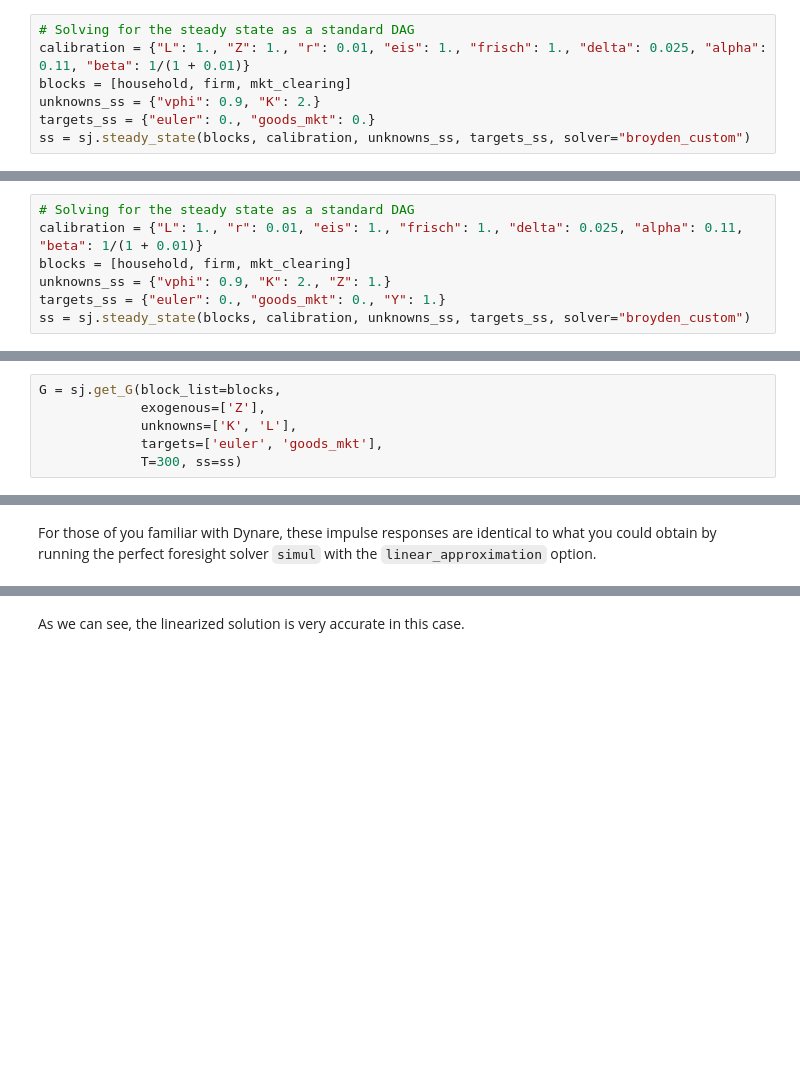
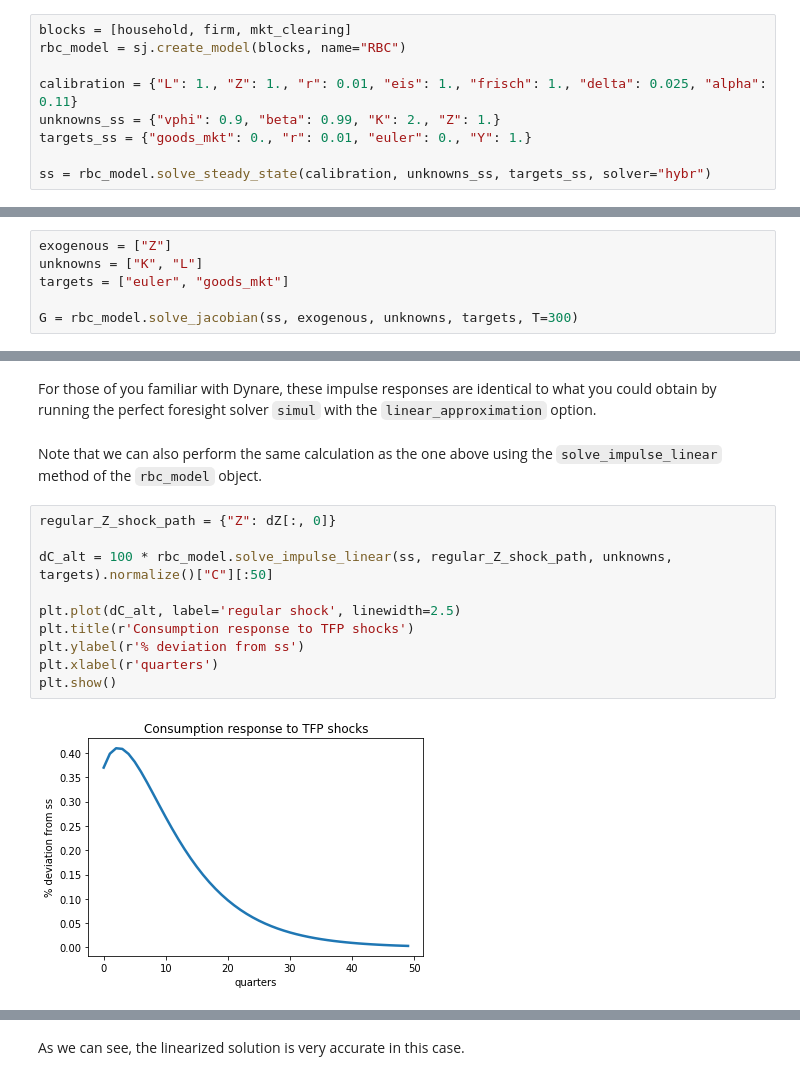
Before and after one commit to shade-econ/sequence-jacobian, a Jupyter notebook: notebooks/rbc.ipynb, the cells around one changed output, grey strips where cells are left out. Drawn from its saved outputs; the diff is of its cells as text; blank space fills up the shorter version.

```diff
--- a/notebooks/rbc.ipynb
+++ b/notebooks/rbc.ipynb
@@ -107,8 +104,10 @@ Because the `steady_state` function uses a root-finding algorithm, specified in
 # %%
-# Solving for the steady state as a standard DAG
-calibration = {"L": 1., "Z": 1., "r": 0.01, "eis": 1., "frisch": 1., "delta": 0.025, "alpha": 0.11, "beta": 1/(1 + 0.01)}
 blocks = [household, firm, mkt_clearing]
-unknowns_ss = {"vphi": 0.9, "K": 2.}
-targets_ss = {"euler": 0., "goods_mkt": 0.}
-ss = sj.steady_state(blocks, calibration, unknowns_ss, targets_ss, solver="broyden_custom")
+rbc_model = sj.create_model(blocks, name="RBC")
+
+calibration = {"L": 1., "Z": 1., "r": 0.01, "eis": 1., "frisch": 1., "delta": 0.025, "alpha": 0.11}
+unknowns_ss = {"vphi": 0.9, "beta": 0.99, "K": 2., "Z": 1.}
+targets_ss = {"goods_mkt": 0., "r": 0.01, "euler": 0., "Y": 1.}
+
+ss = rbc_model.solve_steady_state(calibration, unknowns_ss, targets_ss, solver="hybr")
 # %% [markdown]
@@ -138,7 +114,0 @@ However, suppose we additionally want to normalize $Y = 1$ in steady state. The
-# %%
-# Solving for the steady state as a standard DAG
-calibration = {"L": 1., "r": 0.01, "eis": 1., "frisch": 1., "delta": 0.025, "alpha": 0.11, "beta": 1/(1 + 0.01)}
-blocks = [household, firm, mkt_clearing]
-unknowns_ss = {"vphi": 0.9, "K": 2., "Z": 1.}
-targets_ss = {"euler": 0., "goods_mkt": 0., "Y": 1.}
-ss = sj.steady_state(blocks, calibration, unknowns_ss, targets_ss, solver="broyden_custom")
@@ -171,9 +125,9 @@ We can get all of these in a single call to the function `jacobian.get_G`. This
 # %%
-G = sj.get_G(block_list=blocks,
-             exogenous=['Z'],
-             unknowns=['K', 'L'],
-             targets=['euler', 'goods_mkt'],
-             T=300, ss=ss)
+exogenous = ["Z"]
+unknowns = ["K", "L"]
+targets = ["euler", "goods_mkt"]
+
+G = rbc_model.solve_jacobian(ss, exogenous, unknowns, targets, T=300)
 # %% [markdown]
 To see the $G$ matrices in action, let's construct two sequences of TFP shocks. First, a usual autoregressive shock that hits in period 0 (when the economy is assumed to be in steady state). Second, a news shock that, as agents learn in period 0, will hit TFP in period 10 and then decay at a constant rate. Note that such a news shock would be very costly to formulate recursively.
 
@@ -211,6 +165,20 @@ plt.show()
 [figure]
 # %% [markdown]
 For those of you familiar with Dynare, these impulse responses are identical to what you could obtain by running the perfect foresight solver `simul` with the `linear_approximation` option.
+# %% [markdown]
+Note that we can also perform the same calculation as the one above using the `solve_impulse_linear` method of the `rbc_model` object.
+# %%
+regular_Z_shock_path = {"Z": dZ[:, 0]}
+
+dC_alt = 100 * rbc_model.solve_impulse_linear(ss, regular_Z_shock_path, unknowns, targets).normalize()["C"][:50]
+
+plt.plot(dC_alt, label='regular shock', linewidth=2.5)
+plt.title(r'Consumption response to TFP shocks')
+plt.ylabel(r'% deviation from ss')
+plt.xlabel(r'quarters')
+plt.show()
+# %% [output]
+[figure, added]
 # %% [markdown]
 ## 4 Nonlinear solution
 
```
Also changed, not shown: parts of 14 cells of this notebook, 5 other files.
